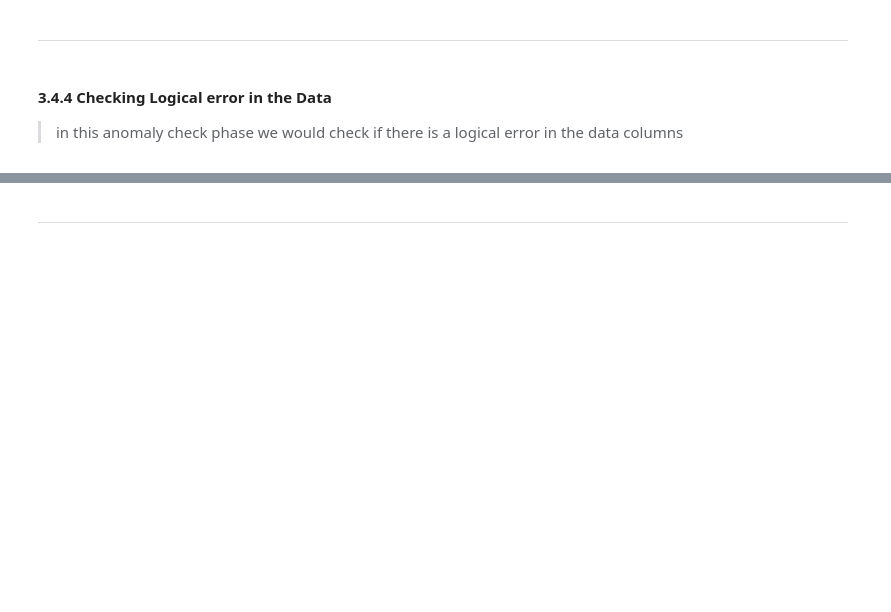
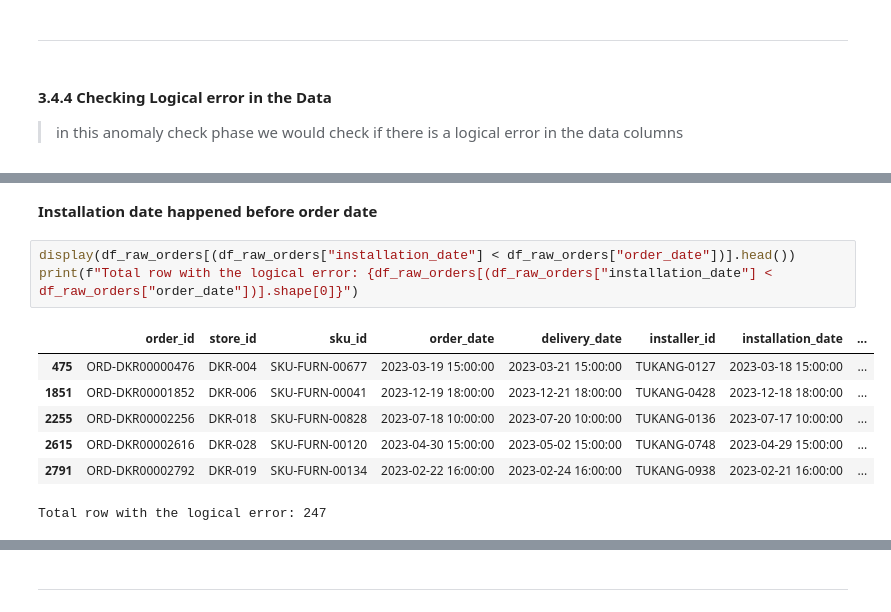
Before and after one commit to ElmarLeonard9/Unsynchronized_Delivery_to_Installation_on_Dekoruma_Analysis, a Jupyter notebook: notebooks/1.0-bdp-inital-data-exploration.ipynb, the cells around one changed output, grey strips where cells are left out. Drawn from its saved outputs; the diff is of its cells as text; blank space fills up the shorter version.

```diff
--- a/notebooks/1.0-bdp-inital-data-exploration.ipynb
+++ b/notebooks/1.0-bdp-inital-data-exploration.ipynb
@@ -555,0 +536,13 @@ df_raw_orders[(df_raw_orders["installation_date"] < df_raw_orders["delivery_date
+# %% [markdown]
+**Installation date happened before order date**
+# %%
+display(df_raw_orders[(df_raw_orders["installation_date"] < df_raw_orders["order_date"])].head())
+print(f"Total row with the logical error: {df_raw_orders[(df_raw_orders["installation_date"] < df_raw_orders["order_date"])].shape[0]}")
+# %% [output]
+|  | order_id | store_id | sku_id | order_date | delivery_date | installer_id | installation_date | ... |
+| 475 | ORD-DKR00000476 | DKR-004 | SKU-FURN-00677 | 2023-03-19 15:00:00 | 2023-03-21 15:00:00 | TUKANG-0127 | 2023-03-18 15:00:00 | ... |
+| 1851 | ORD-DKR00001852 | DKR-006 | SKU-FURN-00041 | 2023-12-19 18:00:00 | 2023-12-21 18:00:00 | TUKANG-0428 | 2023-12-18 18:00:00 | ... |
+| 2255 | ORD-DKR00002256 | DKR-018 | SKU-FURN-00828 | 2023-07-18 10:00:00 | 2023-07-20 10:00:00 | TUKANG-0136 | 2023-07-17 10:00:00 | ... |
+| 2615 | ORD-DKR00002616 | DKR-028 | SKU-FURN-00120 | 2023-04-30 15:00:00 | 2023-05-02 15:00:00 | TUKANG-0748 | 2023-04-29 15:00:00 | ... |
+| 2791 | ORD-DKR00002792 | DKR-019 | SKU-FURN-00134 | 2023-02-22 16:00:00 | 2023-02-24 16:00:00 | TUKANG-0938 | 2023-02-21 16:00:00 | ... |
+Total row with the logical error: 247
```
Also changed, not shown: parts of 41 cells of this notebook.
